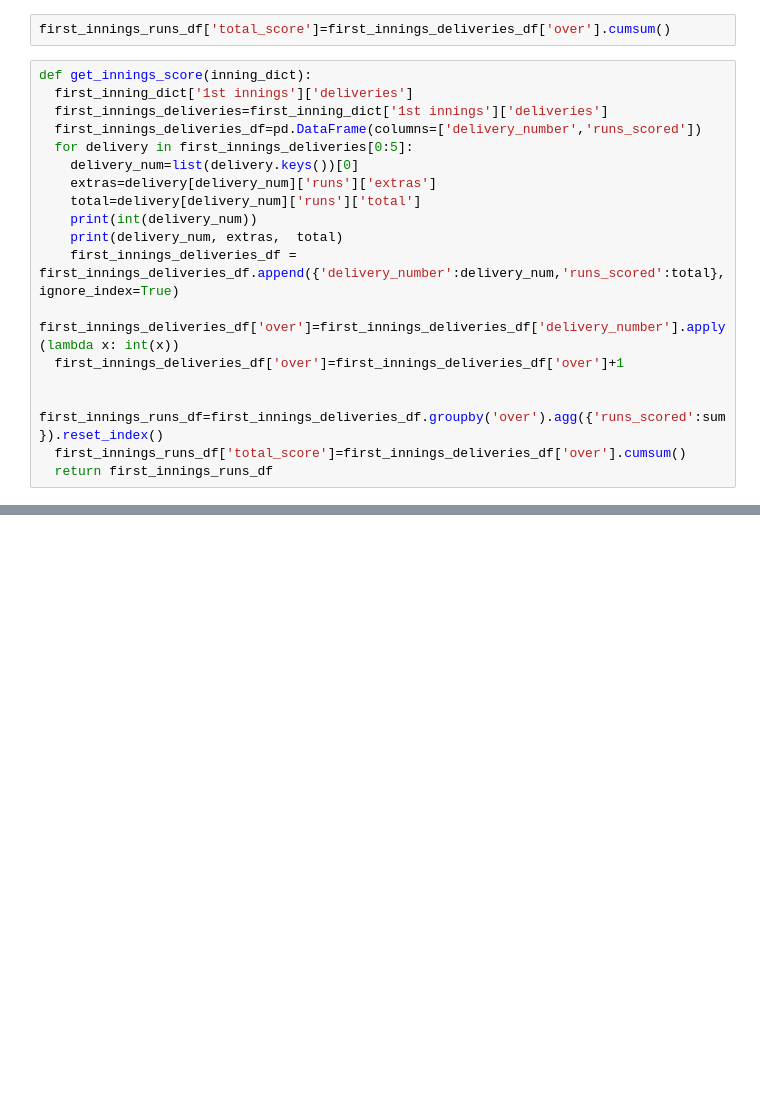
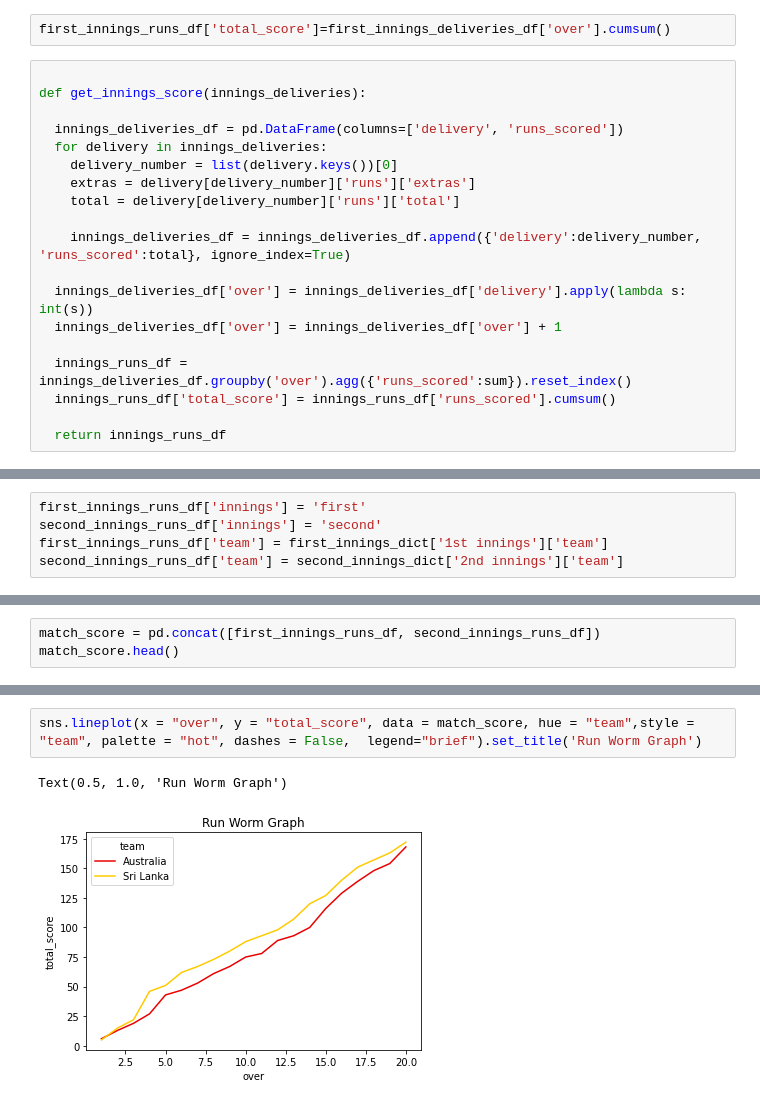
Before and after one commit to Ishakasar/icc-data-analysis, a Jupyter notebook: Isha_Kasar_M1W4_Guided_Project.ipynb, the cells around one changed output, grey strips where cells are left out. Saved outputs shown, nothing was run; the diff lists cells and outputs as text; blank space fills up the shorter version.

```diff
--- a/Isha_Kasar_M1W4_Guided_Project.ipynb
+++ b/Isha_Kasar_M1W4_Guided_Project.ipynb
@@ -175,23 +178,24 @@ first_innings_runs_df.head()
 # %%
 first_innings_runs_df['total_score']=first_innings_deliveries_df['over'].cumsum()
 # %%
-def get_innings_score(inning_dict):
-  first_inning_dict['1st innings']['deliveries']
-  first_innings_deliveries=first_inning_dict['1st innings']['deliveries']
-  first_innings_deliveries_df=pd.DataFrame(columns=['delivery_number','runs_scored'])
-  for delivery in first_innings_deliveries[0:5]:
-    delivery_num=list(delivery.keys())[0]
-    extras=delivery[delivery_num]['runs']['extras']
-    total=delivery[delivery_num]['runs']['total']
-    print(int(delivery_num))
-    print(delivery_num, extras,  total)
-    first_innings_deliveries_df = first_innings_deliveries_df.append({'delivery_number':delivery_num,'runs_scored':total},ignore_index=True)
-  first_innings_deliveries_df['over']=first_innings_deliveries_df['delivery_number'].apply(lambda x: int(x))
-  first_innings_deliveries_df['over']=first_innings_deliveries_df['over']+1
 
-  first_innings_runs_df=first_innings_deliveries_df.groupby('over').agg({'runs_scored':sum}).reset_index()
-  first_innings_runs_df['total_score']=first_innings_deliveries_df['over'].cumsum()
-  return first_innings_runs_df
+def get_innings_score(innings_deliveries):
+
+  innings_deliveries_df = pd.DataFrame(columns=['delivery', 'runs_scored'])
+  for delivery in innings_deliveries:
+    delivery_number = list(delivery.keys())[0]
+    extras = delivery[delivery_number]['runs']['extras']
+    total = delivery[delivery_number]['runs']['total']
+
+    innings_deliveries_df = innings_deliveries_df.append({'delivery':delivery_number, 'runs_scored':total}, ignore_index=True)
+
+  innings_deliveries_df['over'] = innings_deliveries_df['delivery'].apply(lambda s: int(s))
+  innings_deliveries_df['over'] = innings_deliveries_df['over'] + 1
+
+  innings_runs_df = innings_deliveries_df.groupby('over').agg({'runs_scored':sum}).reset_index()
+  innings_runs_df['total_score'] = innings_runs_df['runs_scored'].cumsum()
+
+  return innings_runs_df
 # %%
 first_innings_runs_df=get_innings_score(first_innings_deliveries)
 second_innings_runs_df=get_innings_score(second_innings_deliveries)
@@ -209,0 +202,5 @@ NameError: ignored
+# %%
+first_innings_runs_df['innings'] = 'first'
+second_innings_runs_df['innings'] = 'second'
+first_innings_runs_df['team'] = first_innings_dict['1st innings']['team']
+second_innings_runs_df['team'] = second_innings_dict['2nd innings']['team']
@@ -209,0 +225,3 @@ NameError: ignored
+# %%
+match_score = pd.concat([first_innings_runs_df, second_innings_runs_df])
+match_score.head()
@@ -209,0 +235,5 @@ NameError: ignored
+# %%
+sns.lineplot(x = "over", y = "total_score", data = match_score, hue = "team",style = "team", palette = "hot", dashes = False,  legend="brief").set_title('Run Worm Graph')
+# %% [output]
+Text(0.5, 1.0, 'Run Worm Graph')
+[figure, added]
```
Also changed, not shown: parts of 21 cells of this notebook.
